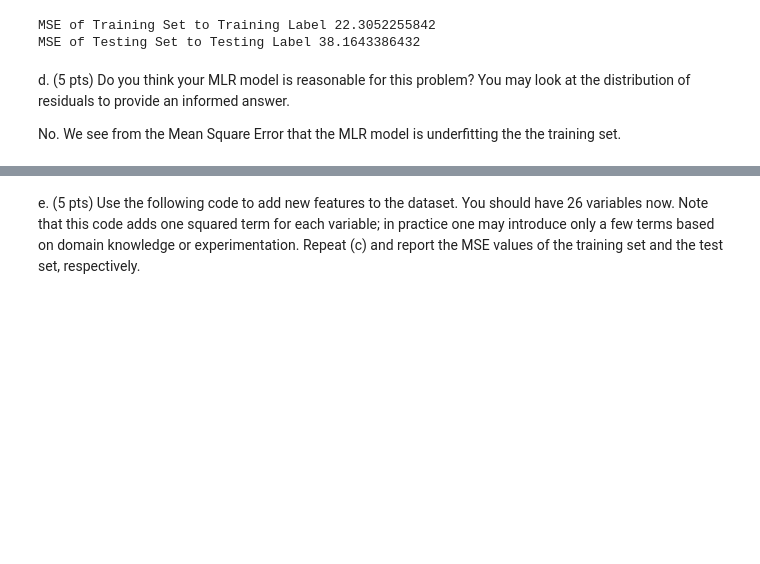
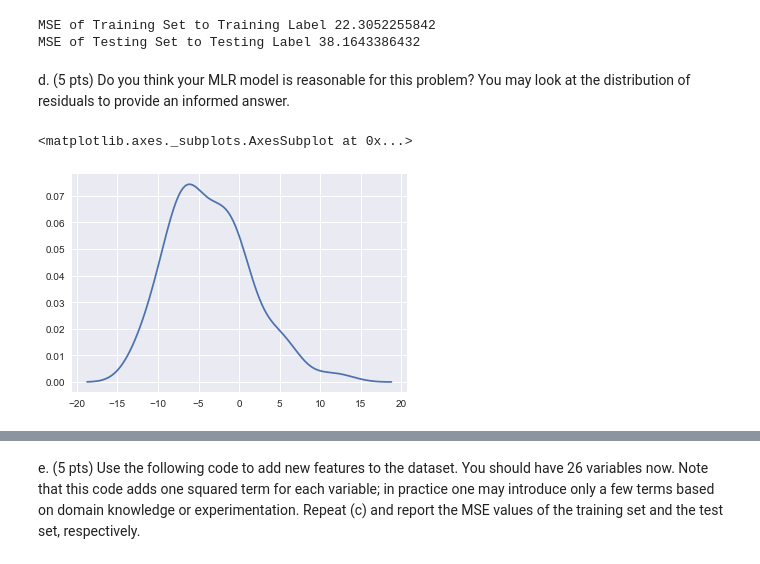
Before and after one commit to kevinjyee/DSPrinciples, a Jupyter notebook: HW1.ipynb, the cells around one changed output, grey strips where cells are left out. Cells and saved outputs as stored; diff of their text form; code cells hidden in the pictures; blank space fills up the shorter version.

```diff
--- a/HW1.ipynb
+++ b/HW1.ipynb
@@ -315,5 +317,9 @@ MSE of Training Set to Training Label 22.3052255842
 MSE of Testing Set to Testing Label 38.1643386432
 # %% [markdown]
 d.  (5 pts) Do you think your MLR model is reasonable for this problem? You may look at the distribution of residuals to provide an informed answer.
-
-No. We see from the Mean Square Error that the MLR model is underfitting the the training set.
+# %%
+residual_error = testing_labels - housing_predictions
+sns.kdeplot(residual_error)
+# %% [output]
+<matplotlib.axes._subplots.AxesSubplot at 0x...>
+[figure, added]
```
Also changed, not shown: parts of 7 cells of this notebook.
